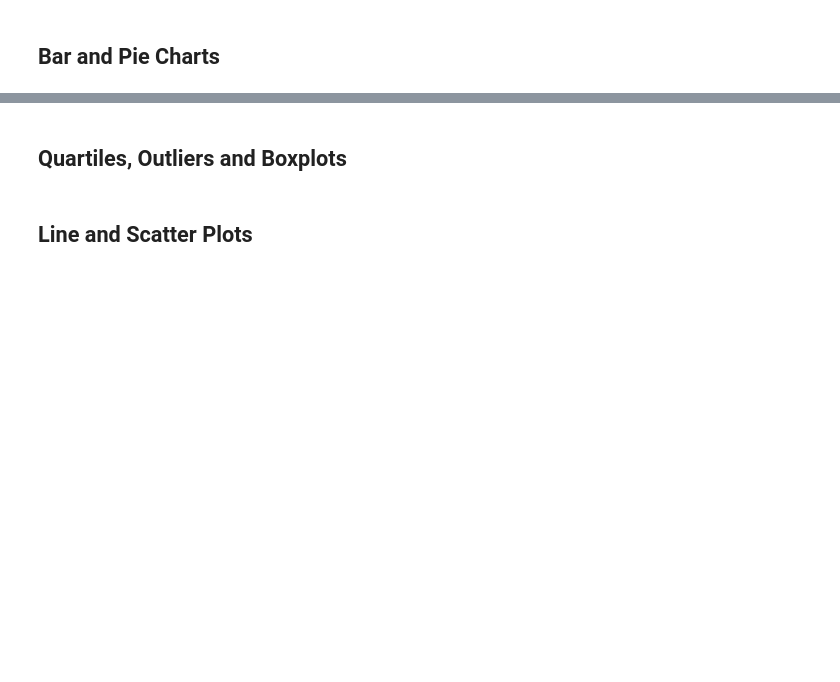
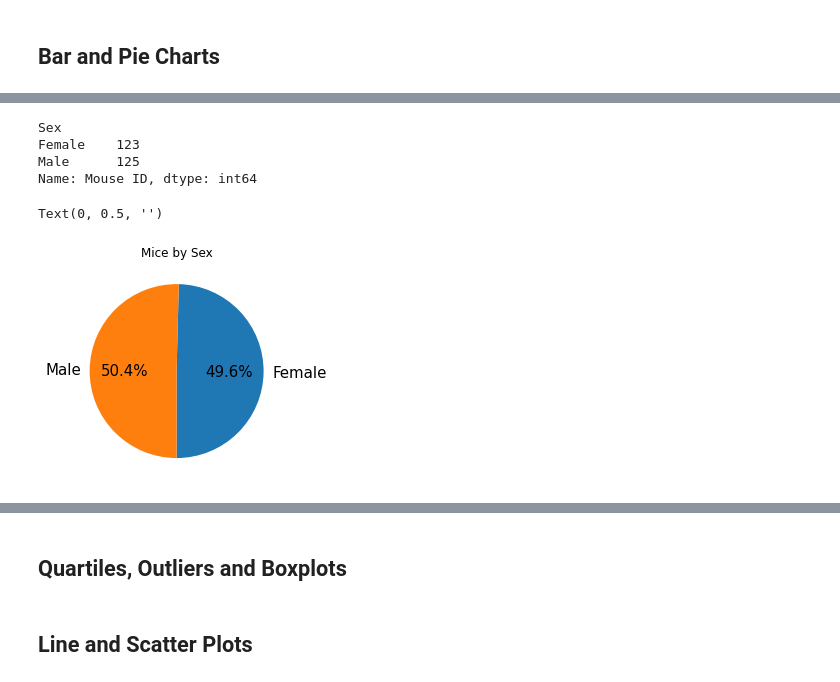
Before and after one commit to bgalde-dev/matplotlib-challenge, a Jupyter notebook: Pymaceuticals/pymaceuticals.ipynb, the cells around one changed output, grey strips where cells are left out. Drawn from its saved outputs; the diff is of its cells as text; code cells hidden in the pictures; blank space fills up the shorter version.

```diff
--- a/Pymaceuticals/pymaceuticals.ipynb
+++ b/Pymaceuticals/pymaceuticals.ipynb
@@ -149,4 +173,20 @@ clean_mice_data.groupby('Drug Regimen').agg({'Tumor Volume (mm3)' : ['mean', 'me
+# %%
+# Generate the data for the distibution by sex
+# TODO Make output nice
+sex_data = clean_mice_data.groupby('Sex')['Mouse ID'].nunique()
+sex_data
+# %% [output]
+Sex
+Female    123
+Male      125
+Name: Mouse ID, dtype: int64
 # %%
 # Generate a pie plot showing the distribution of female versus male mice using pandas
+# TODO Make Title size 15
+pandas_sex_plot = sex_data.plot(kind='pie',title='Mice by Sex',autopct='%1.1f%%', startangle=270, fontsize=15)
+pandas_sex_plot.set_ylabel('')
+# %% [output]
+Text(0, 0.5, '')
+[figure, added]
 # %%
 # Generate a pie plot showing the distribution of female versus male mice using pyplot
```
Also changed, not shown: parts of 13 cells of this notebook, 1 other file.
